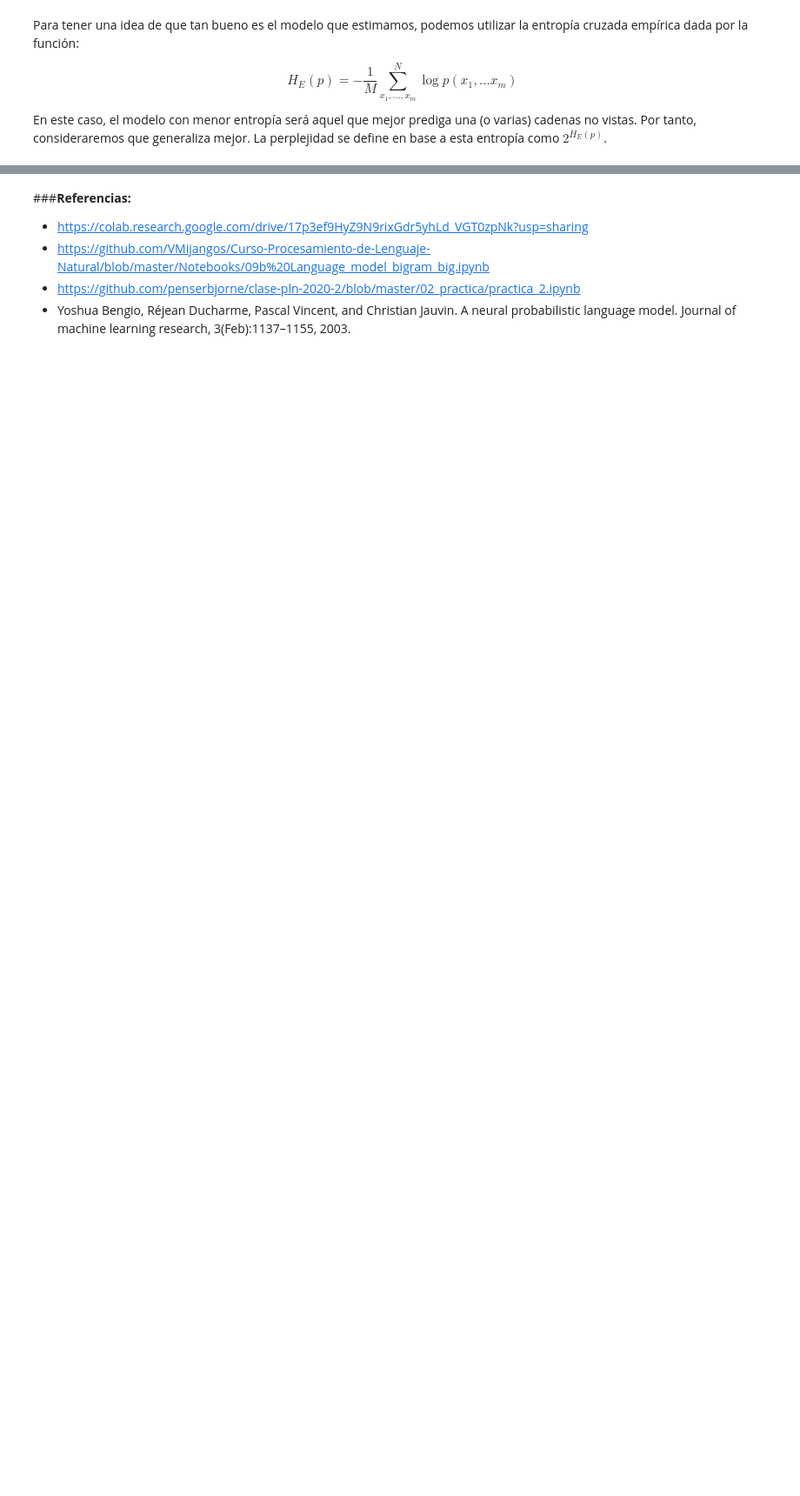
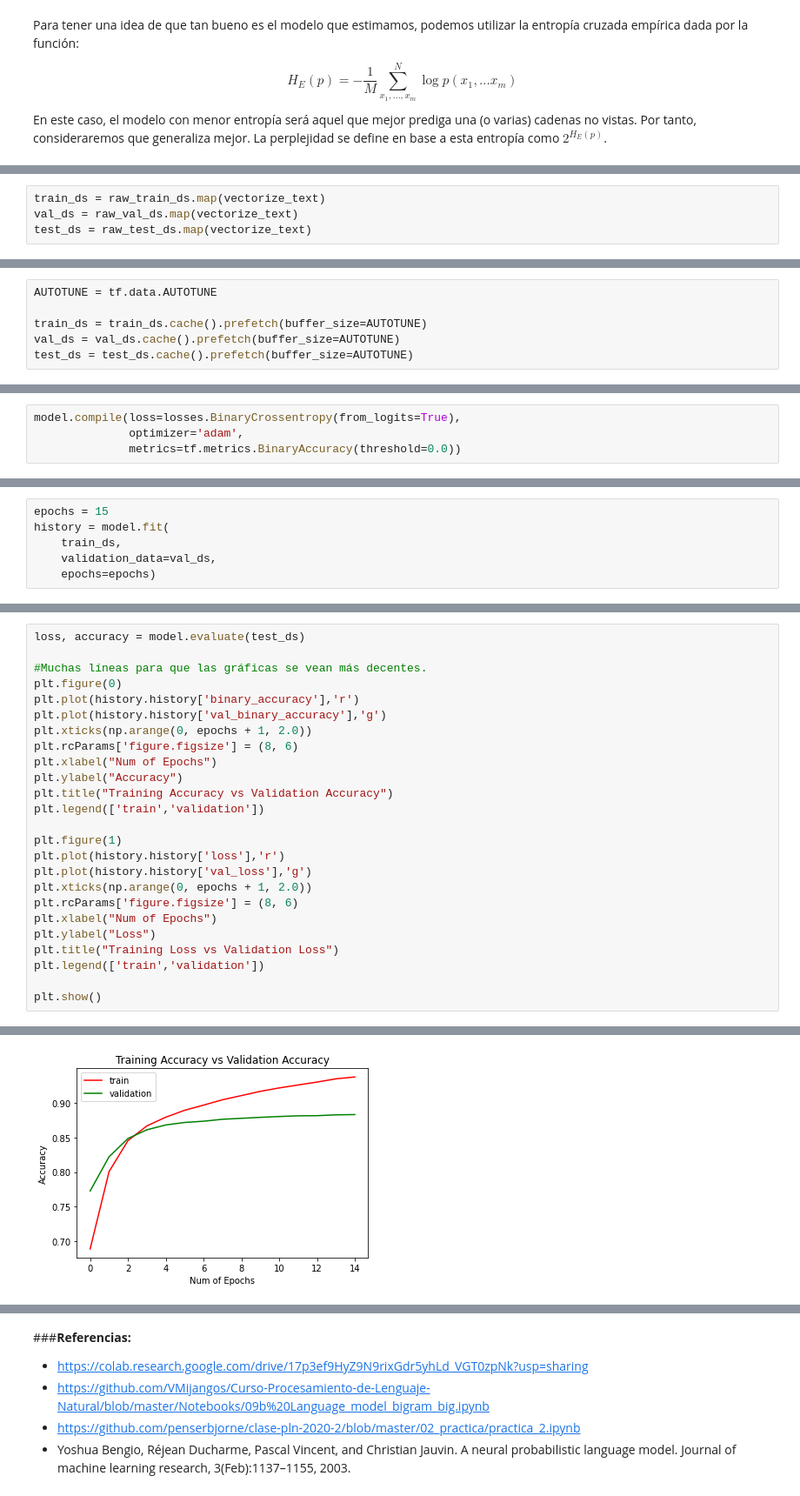
Before and after one commit to Guadalupe-Moreno/PLN, a Jupyter notebook: Proyecto_APIT/Proyecto_APIT.ipynb, the cells around one changed output, grey strips where cells are left out. Shown: that part at 87% size. Drawn from its saved outputs; the diff is of its cells as text; blank space fills up the shorter version.

```diff
--- a/Proyecto_APIT/Proyecto_APIT.ipynb
+++ b/Proyecto_APIT/Proyecto_APIT.ipynb
@@ -535,0 +299,4 @@ Probabilidad de la frase:  7.788169791052131e-17
+# %%
+train_ds = raw_train_ds.map(vectorize_text)
+val_ds = raw_val_ds.map(vectorize_text)
+test_ds = raw_test_ds.map(vectorize_text)
@@ -535,0 +305,6 @@ Probabilidad de la frase:  7.788169791052131e-17
+# %%
+AUTOTUNE = tf.data.AUTOTUNE
+
+train_ds = train_ds.cache().prefetch(buffer_size=AUTOTUNE)
+val_ds = val_ds.cache().prefetch(buffer_size=AUTOTUNE)
+test_ds = test_ds.cache().prefetch(buffer_size=AUTOTUNE)
@@ -535,0 +351,4 @@ Probabilidad de la frase:  7.788169791052131e-17
+# %%
+model.compile(loss=losses.BinaryCrossentropy(from_logits=True),
+              optimizer='adam',
+              metrics=tf.metrics.BinaryAccuracy(threshold=0.0))
@@ -535,0 +357,6 @@ Probabilidad de la frase:  7.788169791052131e-17
+# %%
+epochs = 15
+history = model.fit(
+    train_ds,
+    validation_data=val_ds,
+    epochs=epochs)
@@ -535,0 +383,26 @@ Probabilidad de la frase:  7.788169791052131e-17
+# %%
+loss, accuracy = model.evaluate(test_ds)
+
+#Muchas líneas para que las gráficas se vean más decentes.
+plt.figure(0)
+plt.plot(history.history['binary_accuracy'],'r')
+plt.plot(history.history['val_binary_accuracy'],'g')
+plt.xticks(np.arange(0, epochs + 1, 2.0))
+plt.rcParams['figure.figsize'] = (8, 6)
+plt.xlabel("Num of Epochs")
+plt.ylabel("Accuracy")
+plt.title("Training Accuracy vs Validation Accuracy")
+plt.legend(['train','validation'])
+
+plt.figure(1)
+plt.plot(history.history['loss'],'r')
+plt.plot(history.history['val_loss'],'g')
+plt.xticks(np.arange(0, epochs + 1, 2.0))
+plt.rcParams['figure.figsize'] = (8, 6)
+plt.xlabel("Num of Epochs")
+plt.ylabel("Loss")
+plt.title("Training Loss vs Validation Loss")
+plt.legend(['train','validation'])
+
+plt.show()
+# %% [output]
@@ -535,0 +410 @@ Probabilidad de la frase:  7.788169791052131e-17
+[figure, added]
```
Also changed, not shown: parts of 127 cells of this notebook, 1 other file.
